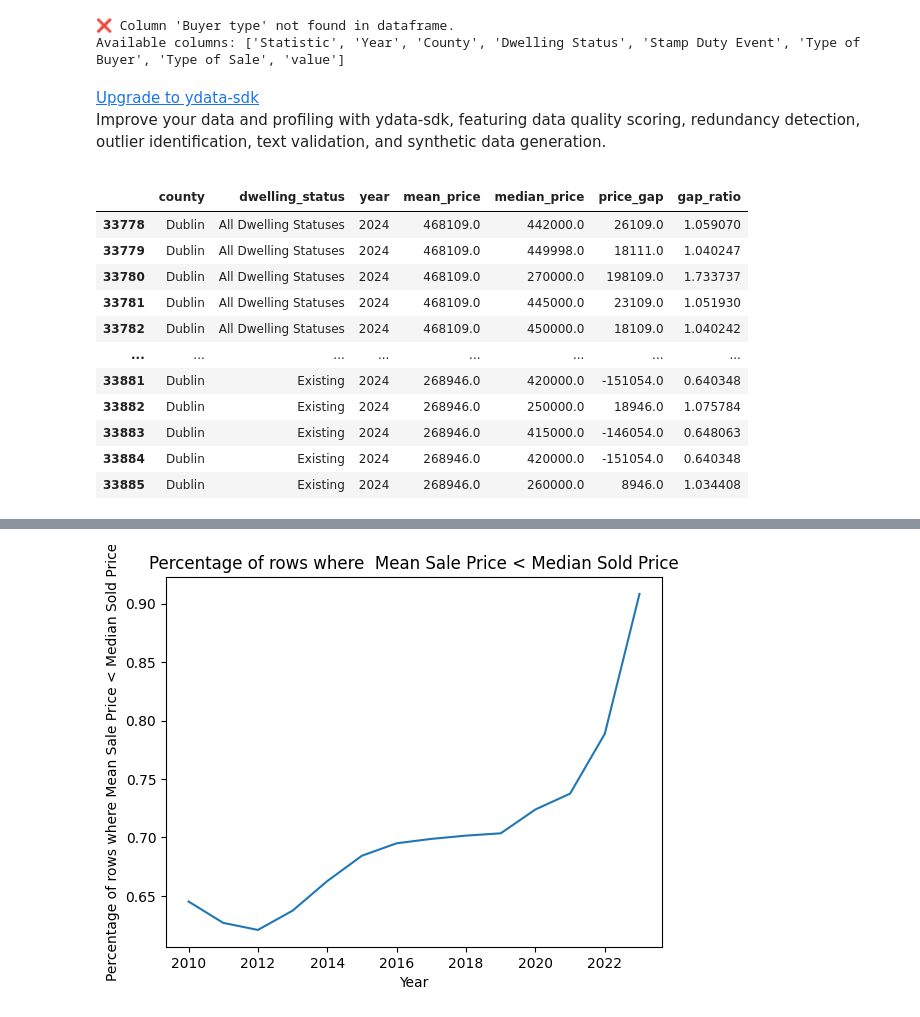
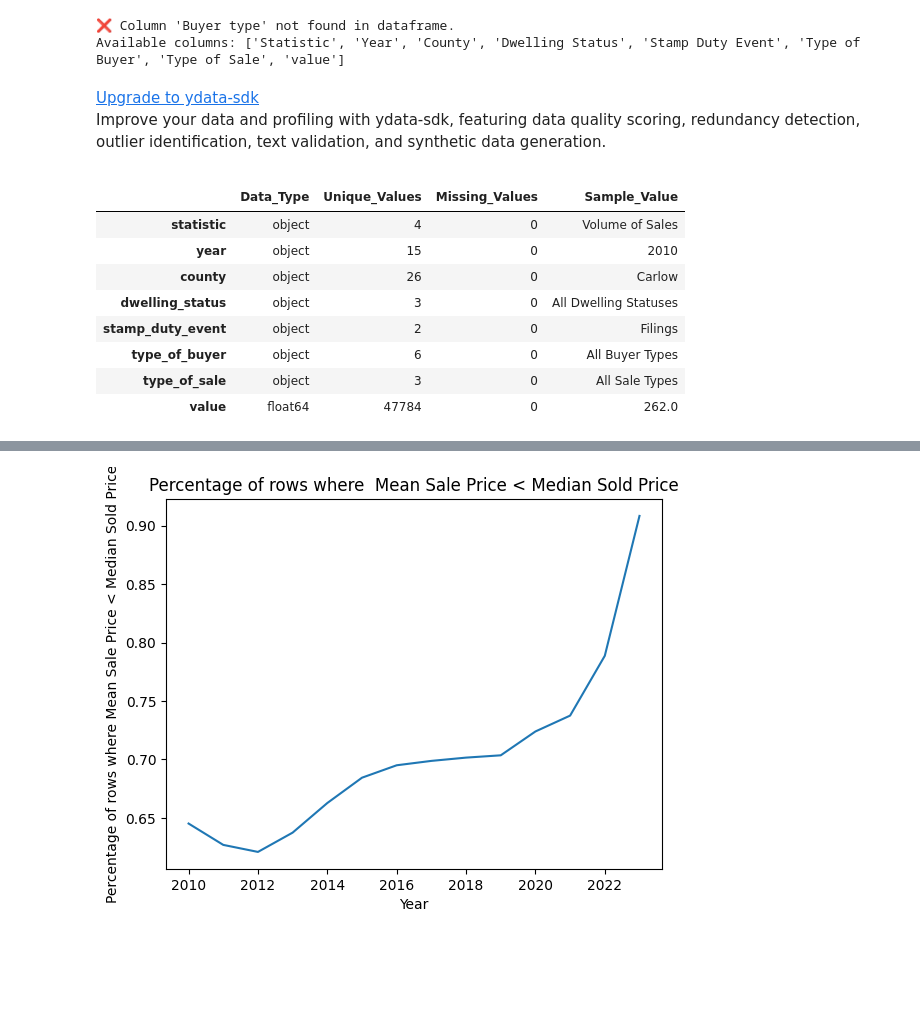
Before and after one commit to BrendanMck22/irish-housing-tracker, a Jupyter notebook: data/pull_data_rough.ipynb, the cells around one changed output, grey strips where cells are left out. Saved outputs shown, nothing was run; the diff lists cells and outputs as text; code cells hidden in the pictures; blank space fills up the shorter version.

```diff
--- a/data/pull_data_rough.ipynb
+++ b/data/pull_data_rough.ipynb
@@ -76,81 +76,78 @@ Available columns: ['Statistic', 'Year', 'County', 'Dwelling Status', 'Stamp Dut
 import requests
 import pandas as pd
 from pyjstat import pyjstat
 from ydata_profiling import ProfileReport
 import pkg_resources
 
 # --- STEP 3: Fetch dataset from CSO API ---
 url = "https://ws.cso.ie/public/api.restful/PxStat.Data.Cube_API.ReadDataset/HPA02/JSON-stat/2.0/en"
 
 response = requests.get(url)
 response.raise_for_status()  # Check for errors
 
 dataset = pyjstat.Dataset.read(response.text)
 df = dataset.write('dataframe')
 
 # --- STEP 4: Clean column names (optional) ---
 df.columns = df.columns.str.replace(' ', '_').str.lower()
 df = df[df['value'] > 0]
 # remove any county that says 'all_counties'
 df = df[df['county'] != 'All Counties']
 
-# Filter for Mean and Median Sale Price
-df_mean = df[(df['statistic'] == 'Mean Sale Price') & (df['type_of_buyer'] == 'Household Buyer - First-Time Buyer Owner-Occupier')]
-df_median = df[(df['statistic'] == 'Median Price') & (df['type_of_buyer'] == 'Household Buyer - First-Time Buyer Owner-Occupier')]
+# # Filter for Mean and Median Sale Price
+# df_mean = df[(df['statistic'] == 'Mean Sale Price') & (df['type_of_buyer'] == 'Household Buyer - First-Time Buyer Owner-Occupier')]
+# df_median = df[(df['statistic'] == 'Median Price') & (df['type_of_buyer'] == 'Household Buyer - First-Time Buyer Owner-Occupier')]
 
-# Rename for clarity
-df_mean = df_mean.rename(columns={'value': 'mean_price'})
-df_median = df_median.rename(columns={'value': 'median_price'})
+# # Rename for clarity
+# df_mean = df_mean.rename(columns={'value': 'mean_price'})
+# df_median = df_median.rename(columns={'value': 'median_price'})
 
-# Merge on region, dwelling, and quarter
-df_prices = pd.merge(
-    df_mean[['county', 'dwelling_status', 'year', 'mean_price']],
-    df_median[['county', 'dwelling_status', 'year', 'median_price']],
-    on=['county', 'dwelling_status', 'year'],
-    how='inner'
+# # Merge on region, dwelling, and quarter
+# df_prices = pd.merge(
+#     df_mean[['county', 'dwelling_status', 'year', 'mean_price']],
+#     df_median[['county', 'dwelling_status', 'year', 'median_price']],
+#     on=['county', 'dwelling_status', 'year'],
+#     how='inner'
+# )
+
+# # Add derived features
+# df_prices['price_gap'] = df_prices['mean_price'] - df_prices['median_price']
+# df_prices['gap_ratio'] = df_prices['mean_price'] / df_prices['median_price']
+#
+# --- STEP 5: Display a quick feature summary ---
+feature_summary = pd.DataFrame({
+    'Data_Type': df.dtypes,
+    'Unique_Values': df.nunique(),
+    'Missing_Values': df.isnull().sum(),
+    'Sample_Value': [df[col].dropna().iloc[0] for col in df.columns]
+})
+display(feature_summary)
+
+# --- STEP 6: Show first few rows for context ---
+display(df.head())
+
+# --- STEP 7: Generate interactive profiling report ---
+profile = ProfileReport(
+    df,
+    title="CSO HPA02 - Residential Property Transactions Overview",
+    explorative=True,
+    minimal=True  # Faster rendering for large datasets
 )
 
-# Add derived features
-df_prices['price_gap'] = df_prices['mean_price'] - df_prices['median_price']
-df_prices['gap_ratio'] = df_prices['mean_price'] / df_prices['median_price']
-#
-# # --- STEP 5: Display a quick feature summary ---
-# feature_summary = pd.DataFrame({
-#     'Data_Type': df.dtypes,
-#     'Unique_Values': df.nunique(),
-#     'Missing_Values': df.isnull().sum(),
-#     'Sample_Value': [df[col].dropna().iloc[0] for col in df.columns]
-# })
-# display(feature_summary)
-
-# # --- STEP 6: Show first few rows for context ---
-# display(df.head())
-
-# # --- STEP 7: Generate interactive profiling report ---
-# profile = ProfileReport(
-#     df,
-#     title="CSO HPA02 - Residential Property Transactions Overview",
-#     explorative=True,
-#     minimal=True  # Faster rendering for large datasets
-# )
-
 # # Display the report inline in Jupyter
-# profile.to_notebook_iframe()
-df_prices.head()
+profile.to_notebook_iframe()
+# df_prices.head()
 # show county = 'Dublin' and year = '2024'
-df_prices[(df_prices['county'] == 'Dublin') & (df_prices['year'] == '2024')]
+# df_prices[(df_prices['county'] == 'Dublin') & (df_prices['year'] == '2024')]
 # %% [output]
 Upgrade to ydata-sdk
 Improve your data and profiling with ydata-sdk, featuring data quality scoring, redundancy detection, outlier identification, text validation, and synthetic data generation.
-|  | county | dwelling_status | year | mean_price | median_price | price_gap | gap_ratio |
-| 33778 | Dublin | All Dwelling Statuses | 2024 | 468109.0 | 442000.0 | 26109.0 | 1.059070 |
-| 33779 | Dublin | All Dwelling Statuses | 2024 | 468109.0 | 449998.0 | 18111.0 | 1.040247 |
-| 33780 | Dublin | All Dwelling Statuses | 2024 | 468109.0 | 270000.0 | 198109.0 | 1.733737 |
-| 33781 | Dublin | All Dwelling Statuses | 2024 | 468109.0 | 445000.0 | 23109.0 | 1.051930 |
-| 33782 | Dublin | All Dwelling Statuses | 2024 | 468109.0 | 450000.0 | 18109.0 | 1.040242 |
-| ... | ... | ... | ... | ... | ... | ... | ... |
-| 33881 | Dublin | Existing | 2024 | 268946.0 | 420000.0 | -151054.0 | 0.640348 |
-| 33882 | Dublin | Existing | 2024 | 268946.0 | 250000.0 | 18946.0 | 1.075784 |
-| 33883 | Dublin | Existing | 2024 | 268946.0 | 415000.0 | -146054.0 | 0.648063 |
-| 33884 | Dublin | Existing | 2024 | 268946.0 | 420000.0 | -151054.0 | 0.640348 |
-| 33885 | Dublin | Existing | 2024 | 268946.0 | 260000.0 | 8946.0 | 1.034408 |
+|  | Data_Type | Unique_Values | Missing_Values | Sample_Value |
+| statistic | object | 4 | 0 | Volume of Sales |
+| year | object | 15 | 0 | 2010 |
+| county | object | 26 | 0 | Carlow |
+| dwelling_status | object | 3 | 0 | All Dwelling Statuses |
+| stamp_duty_event | object | 2 | 0 | Filings |
+| type_of_buyer | object | 6 | 0 | All Buyer Types |
+| type_of_sale | object | 3 | 0 | All Sale Types |
+| value | float64 | 47784 | 0 | 262.0 |
```
Also changed, not shown: parts of 2 cells of this notebook, 4 other files.
